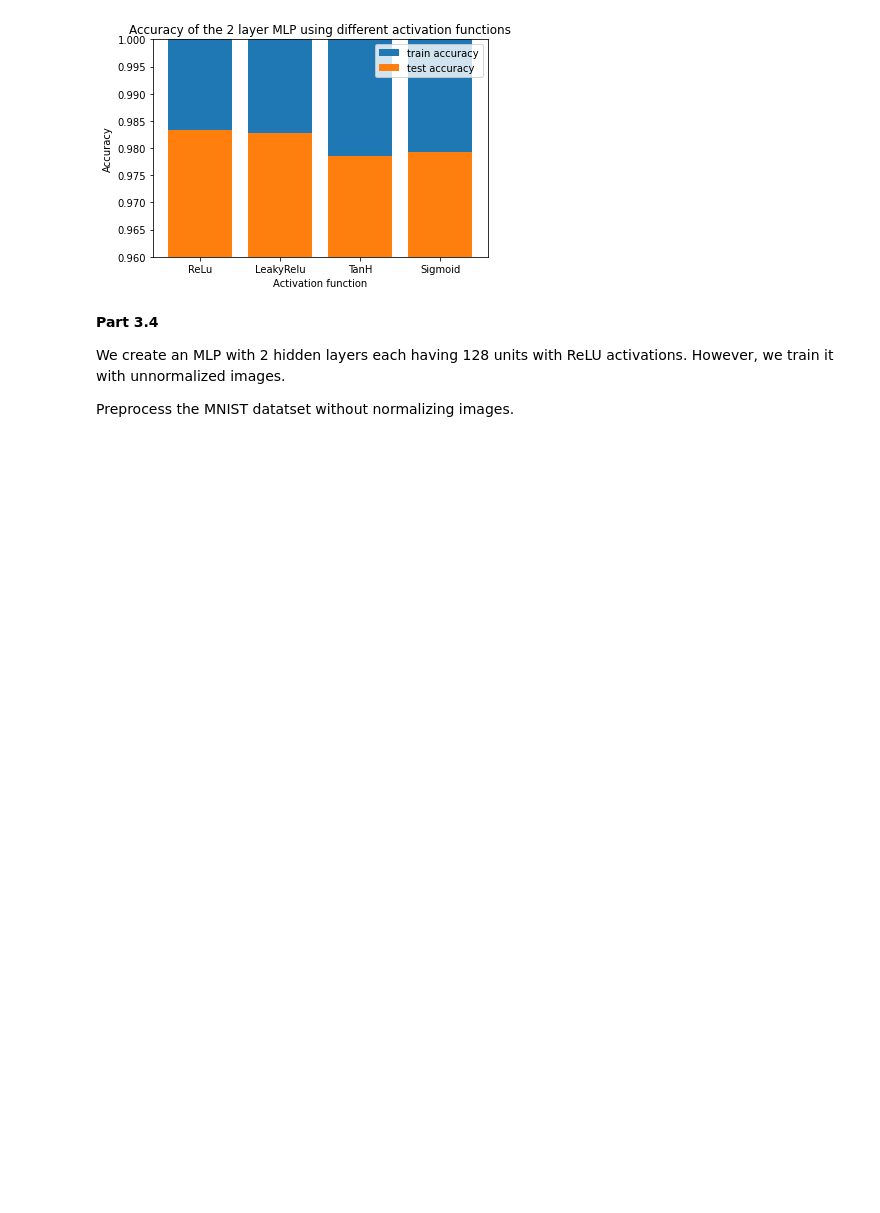
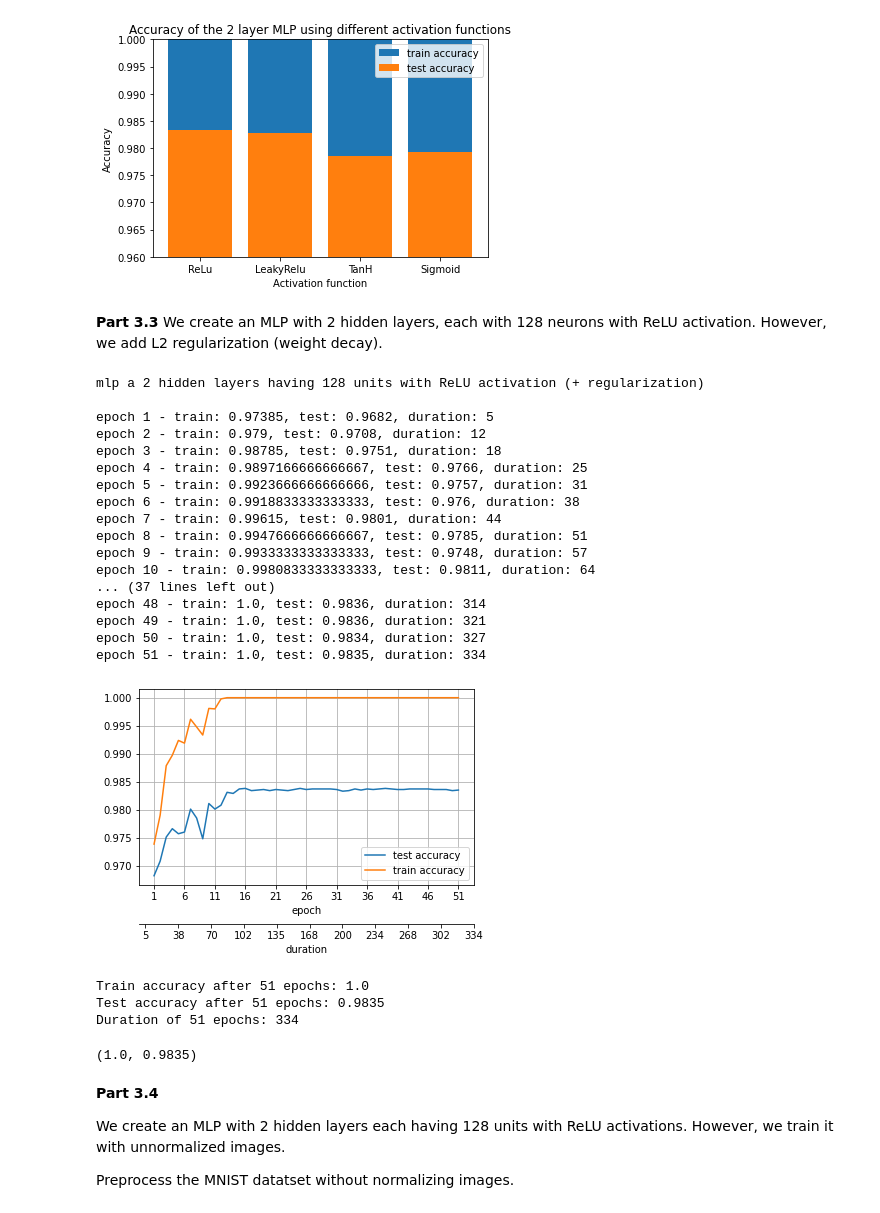
Before and after one commit to YazdanZ/MNIST-MLP-Handwritten_Digit_Classification, a Jupyter notebook: src/COMP551_Project3.ipynb, the cells around one changed output. Cells and saved outputs as stored; diff of their text form; code cells hidden in the pictures; blank space fills up the shorter version.

Commit message:
Add weight decays

```diff
--- a/src/COMP551_Project3.ipynb
+++ b/src/COMP551_Project3.ipynb
@@ -140,7 +161,9 @@ from tqdm.autonotebook import tqdm, trange
 
 
 class MLP:
-    def __init__(self, activation, num_in, hidden, lr=0.1, num_out=10):
+    def __init__(
+        self, activation, num_in, hidden, lr=0.1, num_out=10, regularization=False
+    ):
         network = []
 
         # no hidden layers
@@ -163,6 +186,7 @@ class MLP:
                 network.append(HiddenLayer(layer, num_out, learning_rate=lr))
 
         self.network = network
+        self.regularization = regularization
 
     def forward_propagate(self, X):
         activations = []
@@ -209,12 +233,17 @@ class MLP:
         # Reverse propogation as this is backprop
         for layer_index in range(len(self.network))[::-1]:
             layer = self.network[layer_index]
-
-            loss_grad = layer.backward_propagate(
-                layer_inputs[layer_index], loss_grad
-            )  # grad w.r.t. input, also weight updates
-
-        #  return np.mean(loss)
+            if self.regularization and isinstance(layer, HiddenLayer):
+                loss_grad = layer.backward_propagate(
+                    layer_inputs[layer_index], loss_grad
+                )
+                loss_grad += L2_regularization_loss(
+                    layer.weights, layer.biases, lambd=0.1, y=y
+                )
+            else:
+                loss_grad = layer.backward_propagate(
+                    layer_inputs[layer_index], loss_grad
+                )
 
     def predict(self, X):
 
@@ -921,6 +952,38 @@ title = "Accuracy of the 2 layer MLP using different activation functions"
 plot_activation_accuracy(accuracies, activations, title)  # Figure9
 # %% [output]
 [figure]
+# %% [markdown]
+**Part 3.3**
+We create an MLP with 2 hidden layers, each with 128 neurons with ReLU activation. However, we add L2 regularization (weight decay).
+# %%
+print(
+    "\n\nmlp a 2 hidden layers having 128 units with ReLU activation (+ regularization)"
+)
+mlp = MLP(ReLU, X_train.shape[1], [128, 128], regularization=True)
+test_mlp_model(mlp, 51, 30, print_lists=True)
+# %% [output]
+mlp a 2 hidden layers having 128 units with ReLU activation (+ regularization)
+
+epoch 1 - train: 0.97385, test: 0.9682, duration: 5
+epoch 2 - train: 0.979, test: 0.9708, duration: 12
+epoch 3 - train: 0.98785, test: 0.9751, duration: 18
+epoch 4 - train: 0.9897166666666667, test: 0.9766, duration: 25
+epoch 5 - train: 0.9923666666666666, test: 0.9757, duration: 31
+epoch 6 - train: 0.9918833333333333, test: 0.976, duration: 38
+epoch 7 - train: 0.99615, test: 0.9801, duration: 44
+epoch 8 - train: 0.9947666666666667, test: 0.9785, duration: 51
+epoch 9 - train: 0.9933333333333333, test: 0.9748, duration: 57
+epoch 10 - train: 0.9980833333333333, test: 0.9811, duration: 64
+... (37 lines left out)
+epoch 48 - train: 1.0, test: 0.9836, duration: 314
+epoch 49 - train: 1.0, test: 0.9836, duration: 321
+epoch 50 - train: 1.0, test: 0.9834, duration: 327
+epoch 51 - train: 1.0, test: 0.9835, duration: 334
+[figure, added]
+Train accuracy after 51 epochs: 1.0
+Test accuracy after 51 epochs: 0.9835
+Duration of 51 epochs: 334
+(1.0, 0.9835)
 # %% [markdown]
 **Part 3.4**
 
```
Also changed, not shown: parts of 2 cells of this notebook, 5 other files.
